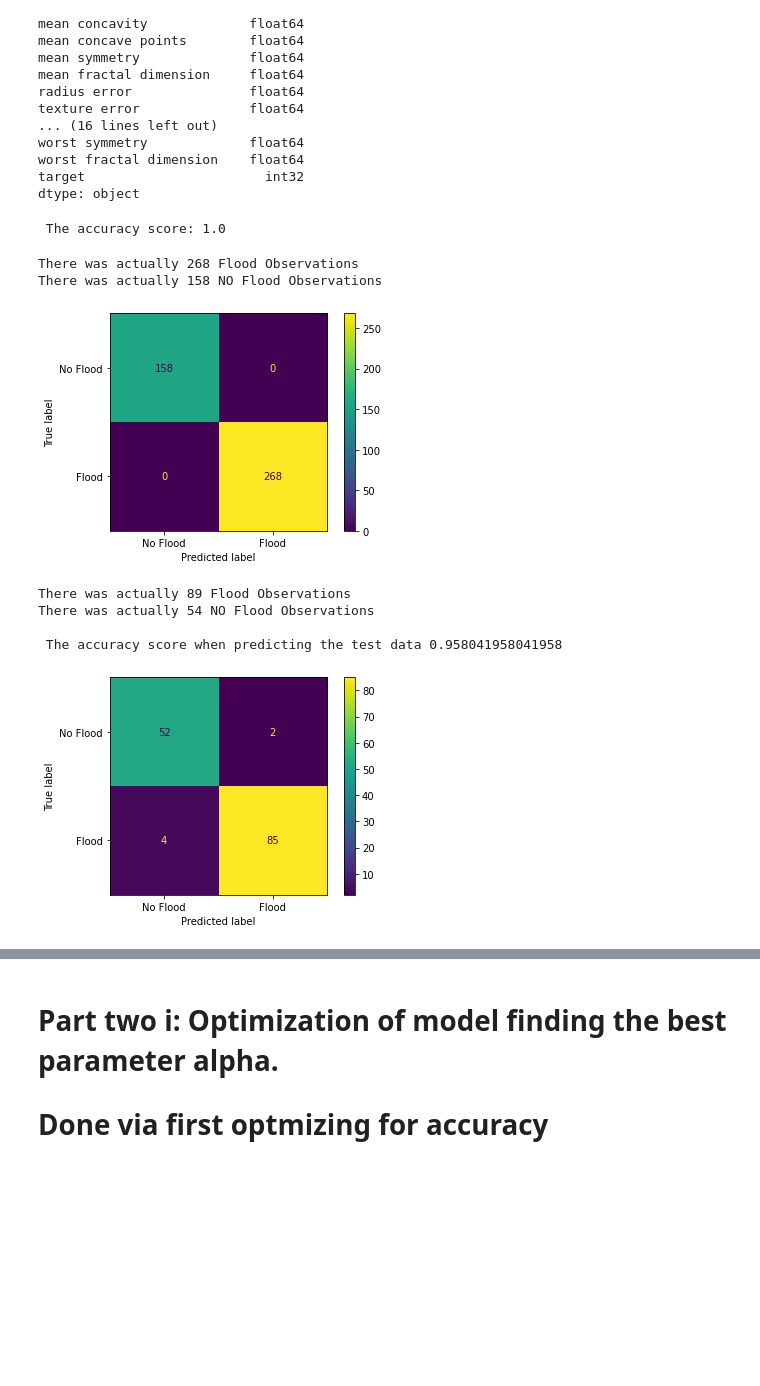
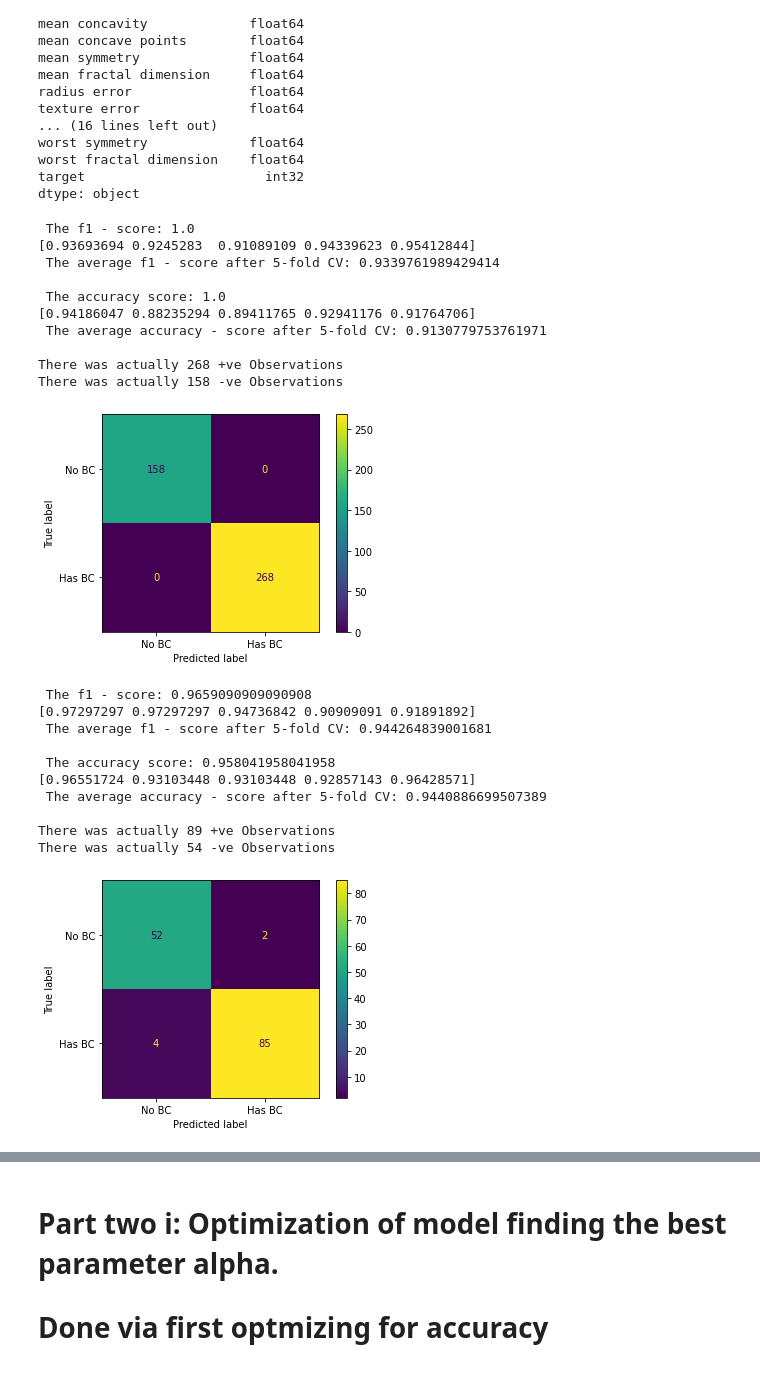
Before and after one commit to swk2020/Breast_Cancer_Detection, a Jupyter notebook: BREAST CANCER DETECTION DTC_CCP.ipynb, the cells around one changed output, grey strips where cells are left out. Saved outputs shown, nothing was run; the diff lists cells and outputs as text; code cells hidden in the pictures; blank space fills up the shorter version.

```diff
--- a/BREAST CANCER DETECTION DTC_CCP.ipynb
+++ b/BREAST CANCER DETECTION DTC_CCP.ipynb
@@ -82,56 +149,44 @@ clf_dt = clf_dt.fit(X_train, y_train)
 # %%
+# Evaluate the model:
+
 # Predict the training data it should be 100% Accurate as it is the same data that the model was fit to.
+
 # We trained the model using X_train and y_train
 
 # We now predict y_train from "X_train" alone using the clf_dt model
 
 # predict the training data y_train
-y_train_pred = clf_dt.predict(X_train)
 
-# Print the Accuracy
-# The accuracy score when predicting here is:
-
-print ('')
-print(f' The accuracy score: {accuracy_score(  y_train_pred ,  y_train)}')
-print ('')
+cm_act_acc_f1(dt = clf_dt, y = y_train, X= X_train, pos_label = 'Has BC', neg_label= 'No BC')
 # %% [output]
+ The f1 - score: 1.0
+[0.93693694 0.9245283  0.91089109 0.94339623 0.95412844]
+ The average f1 - score after 5-fold CV: 0.9339761989429414
+
  The accuracy score: 1.0
+[0.94186047 0.88235294 0.89411765 0.92941176 0.91764706]
+ The average accuracy - score after 5-fold CV: 0.9130779753761971
+
+There was actually 268 +ve Observations
+There was actually 158 -ve Observations
+[figure, added]
-# %%
-# Then visually compare it to y_test data using this confusion matrix
-
-plot_confusion_matrix(clf_dt, X_train, y_train, display_labels=["No Flood", "Flood"])
-
-
-# What is the accuracy of the model when it predicts the training Data
-
-print('There was actually ' + str(y_train.sum()) + ' Flood Observations')
-print('There was actually ' + str(len(y_train)-y_train.sum()) + ' NO Flood Observations')
-# %% [output]
-There was actually 268 Flood Observations
-There was actually 158 NO Flood Observations
-[figure, removed]
 # %%
-# Predict the TESTING data it should be less than 100%
+# Predict the TESTING data accuracy and it should be less than 100%
 
 # We trained the model using X_train and y_train
-
 # We now predict "y_test" from "X_test" using the clf_dt model
 
 # predict the test daya y_test
-y_test_pred = clf_dt.predict(X_test)
-
-# Then compare it to y_test data using this confusion matrix
-plot_confusion_matrix(clf_dt, X_test, y_test, display_labels=["No Flood", "Flood"])
-
-# What is the accuracy of the model when it predicts the test Data (should be lower)
-print('There was actually ' + str(y_test.sum()) + ' Flood Observations')
-print('There was actually ' + str(len(y_test)-y_test.sum()) + ' NO Flood Observations')
-print ('')
-print(f' The accuracy score when predicting the test data {accuracy_score(y_test_pred,y_test)}')
-print ('')
+cm_act_acc_f1(dt = clf_dt, y = y_test, X= X_test, pos_label = 'Has BC', neg_label= 'No BC')
 # %% [output]
-There was actually 89 Flood Observations
-There was actually 54 NO Flood Observations
+ The f1 - score: 0.9659090909090908
+[0.97297297 0.97297297 0.94736842 0.90909091 0.91891892]
+ The average f1 - score after 5-fold CV: 0.944264839001681
 
- The accuracy score when predicting the test data 0.958041958041958
+ The accuracy score: 0.958041958041958
+[0.96551724 0.93103448 0.93103448 0.92857143 0.96428571]
+ The average accuracy - score after 5-fold CV: 0.9440886699507389
+
+There was actually 89 +ve Observations
+There was actually 54 -ve Observations
-[figure, old version]
+[figure, new version]
```
Also changed, not shown: parts of 52 cells of this notebook.
